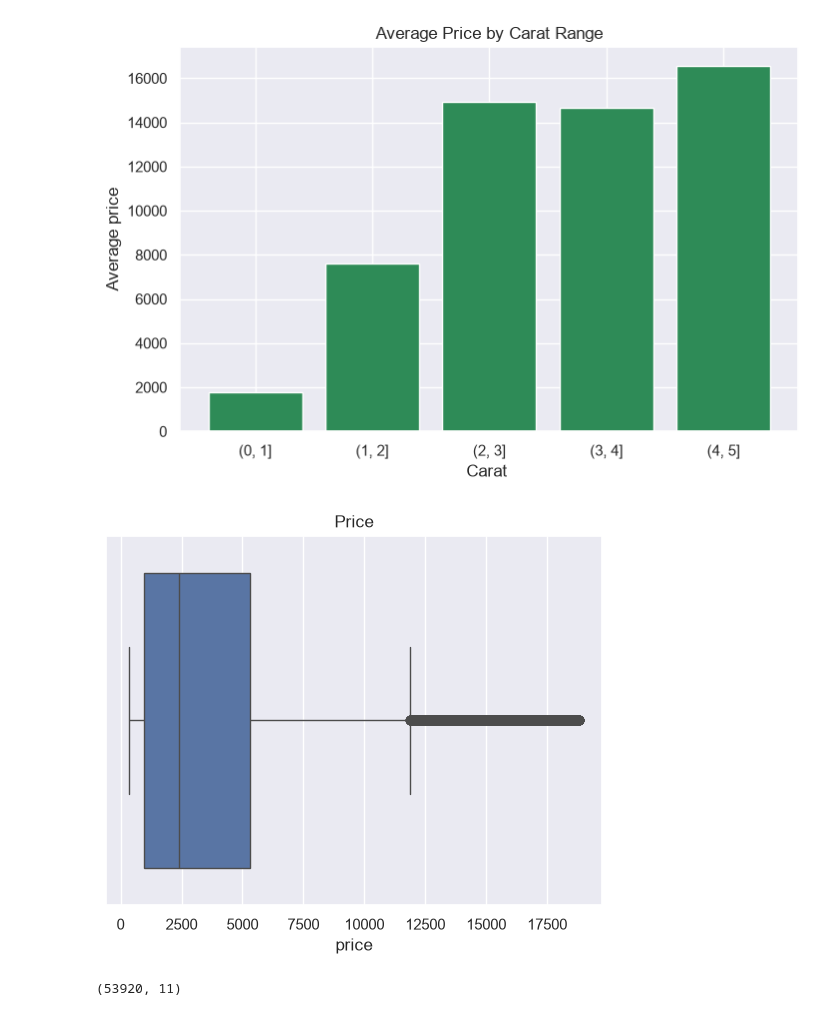
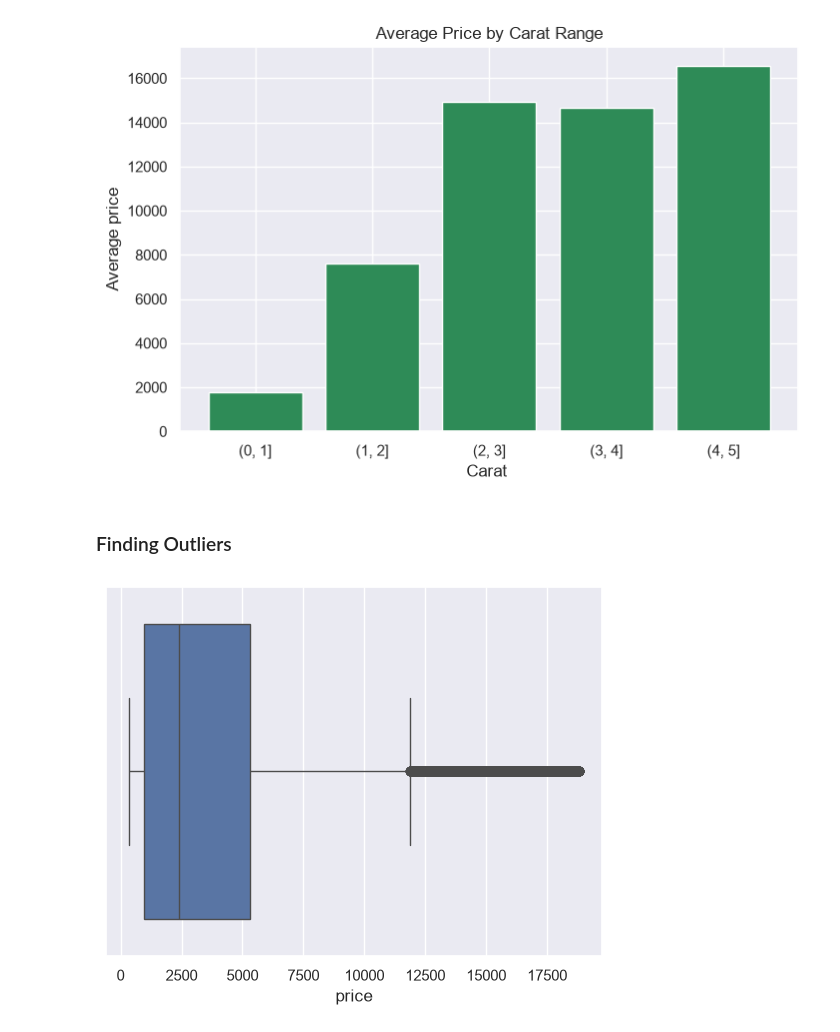
Before and after one commit to amnarashid14/Python-for-AI, a Jupyter notebook: notebooks/Week 4/Day 17/practice.ipynb, the cells around one changed output. Cells and saved outputs as stored; diff of their text form; code cells hidden in the pictures.

```diff
--- a/notebooks/Week 4/Day 17/practice.ipynb
+++ b/notebooks/Week 4/Day 17/practice.ipynb
@@ -122,13 +151,11 @@ plt.title("Average Price by Carat Range")
 plt.show()
 # %% [output]
 [figure]
+# %% [markdown]
+### Finding Outliers
 # %%
+#Finding Outliers in Price
 sns.boxplot(data= df, x="price")
-plt.title("Price")
 plt.show()
 # %% [output]
-[figure, old version]
+[figure, new version]
-# %%
-df.shape
-# %% [output]
-(53920, 11)
```
Also changed, not shown: parts of 29 cells of this notebook, 5 other files.
